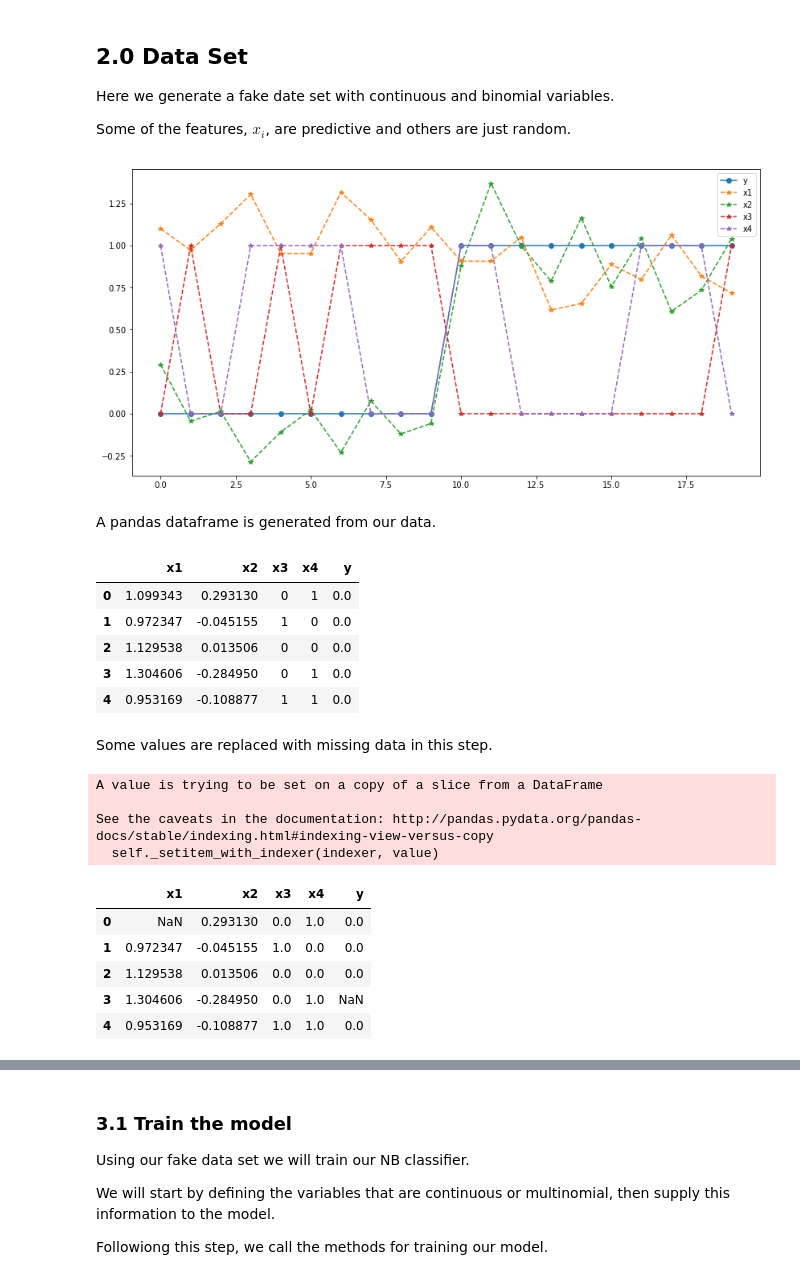
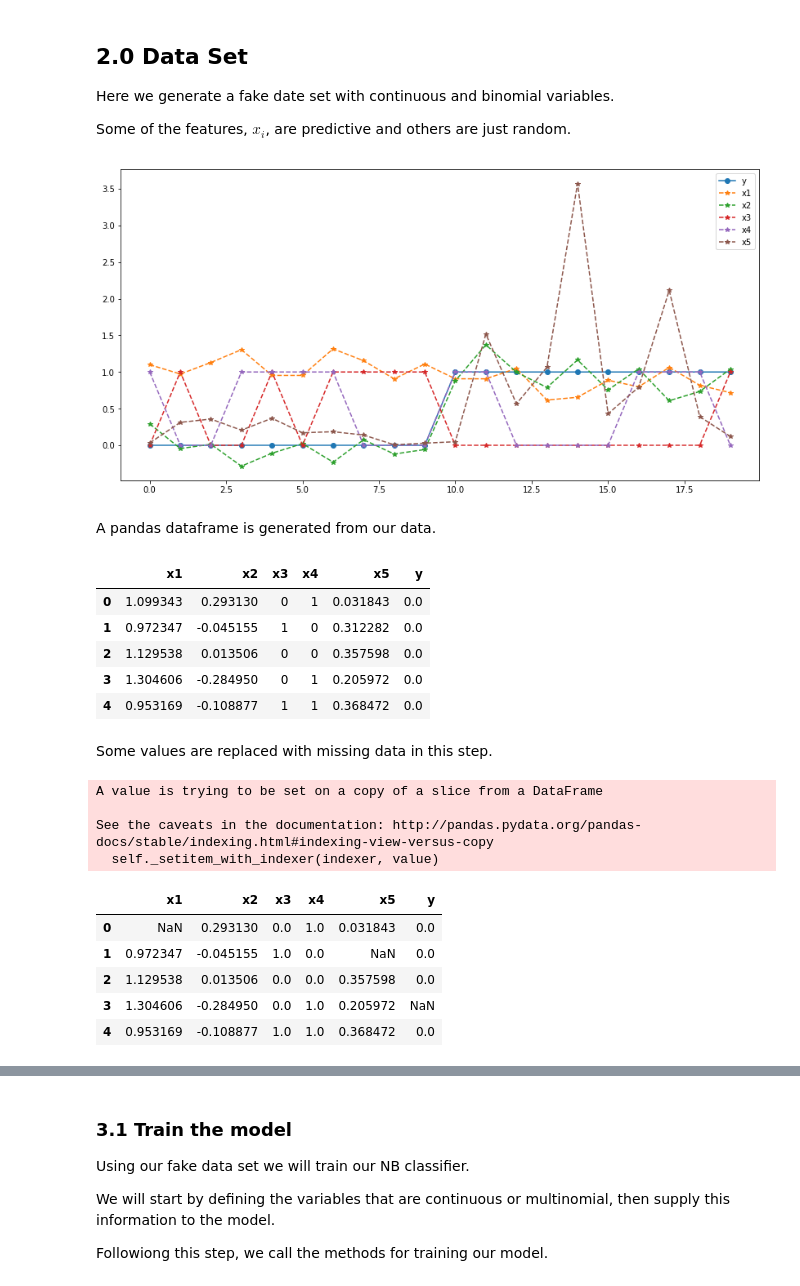
Before and after one commit to Jeffalltogether/naive_bayes, a Jupyter notebook: Example_Naive_Bayes.ipynb, the cells around one changed output, grey strips where cells are left out. Drawn from its saved outputs; the diff is of its cells as text; code cells hidden in the pictures.

Commit message:
added support for exponentially distributed features

```diff
--- a/Example_Naive_Bayes.ipynb
+++ b/Example_Naive_Bayes.ipynb
@@ -22,43 +23,47 @@ Some of the features, $x_i$, are predictive and others are just random.
 # %%
 # set a random seed so that we get same results every run
 np.random.seed(42)
 
 # define outcome variable
 y = np.concatenate((np.zeros(10),np.ones(10)), axis=0)
 
 # features, predictive variables
 x1 = np.random.normal(loc=1, scale=0.2, size=20) # random
 x2 = y + np.random.normal(loc=0.0, scale=0.2, size=20) # non-random
 x3 = np.concatenate((np.random.binomial(n=1, p=0.85, size = 10), # non-random
                      np.random.binomial(n=1, p=0.15, size = 10)), axis = 0)
 x4 = np.random.binomial(n=1, p=0.5, size = 20) # random
+x5 = np.concatenate((expon.rvs(scale = 0.25,  size = 10),
+                    expon.rvs(scale = 1.5,  size = 10)), axis = 0)
+
 
 fig, ax = plt.subplots(1,1, figsize = (14,7))
 ax.plot(np.arange(20), y, 'o-', label = 'y')
 ax.plot(np.arange(20), x1, '*--', label = 'x1')
 ax.plot(np.arange(20), x2, '*--', label = 'x2')
 ax.plot(np.arange(20), x3, '*--', label = 'x3')
 ax.plot(np.arange(20), x4, '*--', label = 'x4')
+ax.plot(np.arange(20), x5, '*--', label = 'x5')
 
 plt.legend()
 plt.show()
 # %% [output]
-[figure, old version]
+[figure, new version]
 # %% [markdown]
 A pandas dataframe is generated from our data.
 # %%
-d = {'y': y, 'x1': x1, 'x2': x2, 'x3': x3, 'x4': x4}
+d = {'y': y, 'x1': x1, 'x2': x2, 'x3': x3, 'x4': x4, 'x5': x5}
 
 train_df = pd.DataFrame(d)
 
 train_df.head()
 # %% [output]
-|  | x1 | x2 | x3 | x4 | y |
-| 0 | 1.099343 | 0.293130 | 0 | 1 | 0.0 |
-| 1 | 0.972347 | -0.045155 | 1 | 0 | 0.0 |
-| 2 | 1.129538 | 0.013506 | 0 | 0 | 0.0 |
-| 3 | 1.304606 | -0.284950 | 0 | 1 | 0.0 |
-| 4 | 0.953169 | -0.108877 | 1 | 1 | 0.0 |
+|  | x1 | x2 | x3 | x4 | x5 | y |
+| 0 | 1.099343 | 0.293130 | 0 | 1 | 0.031843 | 0.0 |
+| 1 | 0.972347 | -0.045155 | 1 | 0 | 0.312282 | 0.0 |
+| 2 | 1.129538 | 0.013506 | 0 | 0 | 0.357598 | 0.0 |
+| 3 | 1.304606 | -0.284950 | 0 | 1 | 0.205972 | 0.0 |
+| 4 | 0.953169 | -0.108877 | 1 | 1 | 0.368472 | 0.0 |
 # %% [markdown]
 Some values are replaced with missing data in this step.
 # %%
@@ -72,6 +77,7 @@ train_df['x2'].loc[18] = np.nan
 train_df['x3'].loc[8] = np.nan
 train_df['x3'].loc[18] = np.nan
 train_df['x4'].loc[18] = np.nan
+train_df['x5'].loc[1] = np.nan
 
 train_df.head()
 # %% [output]
@@ -79,12 +85,12 @@ A value is trying to be set on a copy of a slice from a DataFrame
 
 See the caveats in the documentation: http://pandas.pydata.org/pandas-docs/stable/indexing.html#indexing-view-versus-copy
   self._setitem_with_indexer(indexer, value)
-|  | x1 | x2 | x3 | x4 | y |
-| 0 | NaN | 0.293130 | 0.0 | 1.0 | 0.0 |
-| 1 | 0.972347 | -0.045155 | 1.0 | 0.0 | 0.0 |
-| 2 | 1.129538 | 0.013506 | 0.0 | 0.0 | 0.0 |
-| 3 | 1.304606 | -0.284950 | 0.0 | 1.0 | NaN |
-| 4 | 0.953169 | -0.108877 | 1.0 | 1.0 | 0.0 |
+|  | x1 | x2 | x3 | x4 | x5 | y |
+| 0 | NaN | 0.293130 | 0.0 | 1.0 | 0.031843 | 0.0 |
+| 1 | 0.972347 | -0.045155 | 1.0 | 0.0 | NaN | 0.0 |
+| 2 | 1.129538 | 0.013506 | 0.0 | 0.0 | 0.357598 | 0.0 |
+| 3 | 1.304606 | -0.284950 | 0.0 | 1.0 | 0.205972 | NaN |
+| 4 | 0.953169 | -0.108877 | 1.0 | 1.0 | 0.368472 | 0.0 |
 # %%
 # Create correlation matrix
 corr_matrix = train_df.corr().abs()
```
Also changed, not shown: parts of 10 cells of this notebook, 2 other files.
